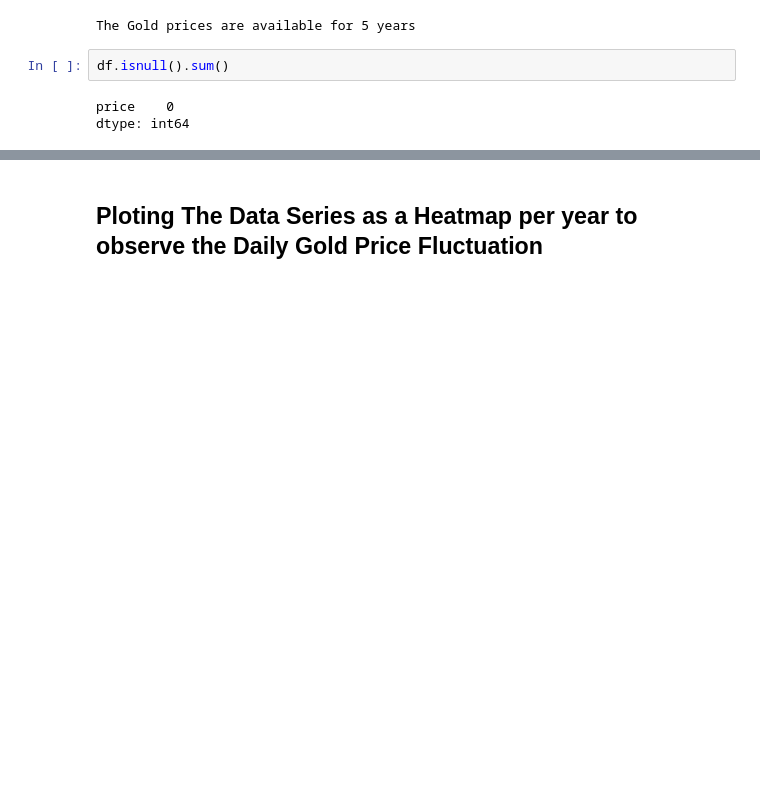
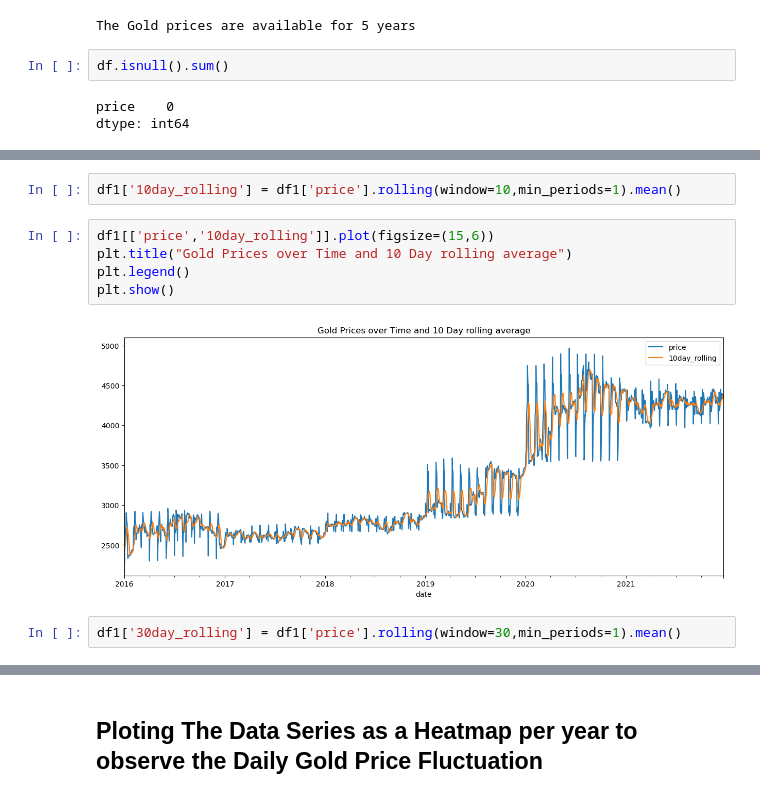
Before and after one commit to RadhaRamanJha/Gold-Price-Prediction, a Jupyter notebook: gold_price_prediction_EDA.ipynb, the cells around one changed output, grey strips where cells are left out. Saved outputs shown, nothing was run; the diff lists cells and outputs as text; blank space fills up the shorter version.

```diff
--- a/gold_price_prediction_EDA.ipynb
+++ b/gold_price_prediction_EDA.ipynb
@@ -82,0 +118,11 @@ dtype: int64
+# %%
+df1['10day_rolling'] = df1['price'].rolling(window=10,min_periods=1).mean()
+# %%
+df1[['price','10day_rolling']].plot(figsize=(15,6))
+plt.title("Gold Prices over Time and 10 Day rolling average")
+plt.legend()
+plt.show()
+# %% [output]
+[figure, added]
+# %%
+df1['30day_rolling'] = df1['price'].rolling(window=30,min_periods=1).mean()
```
Also changed, not shown: parts of 64 cells of this notebook.
